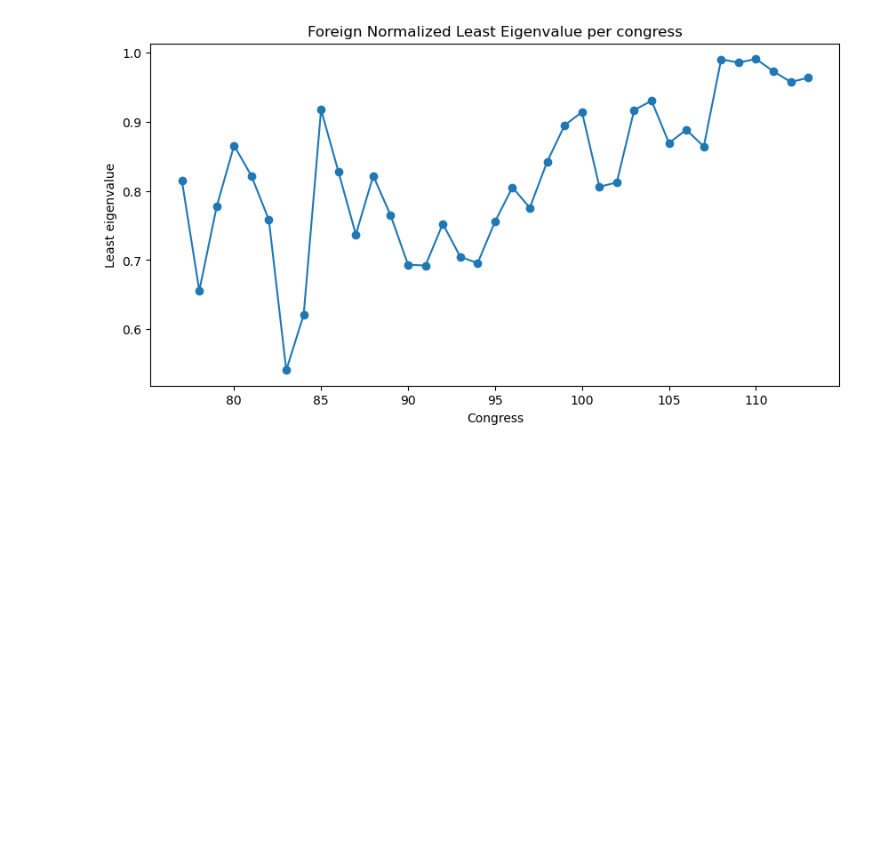
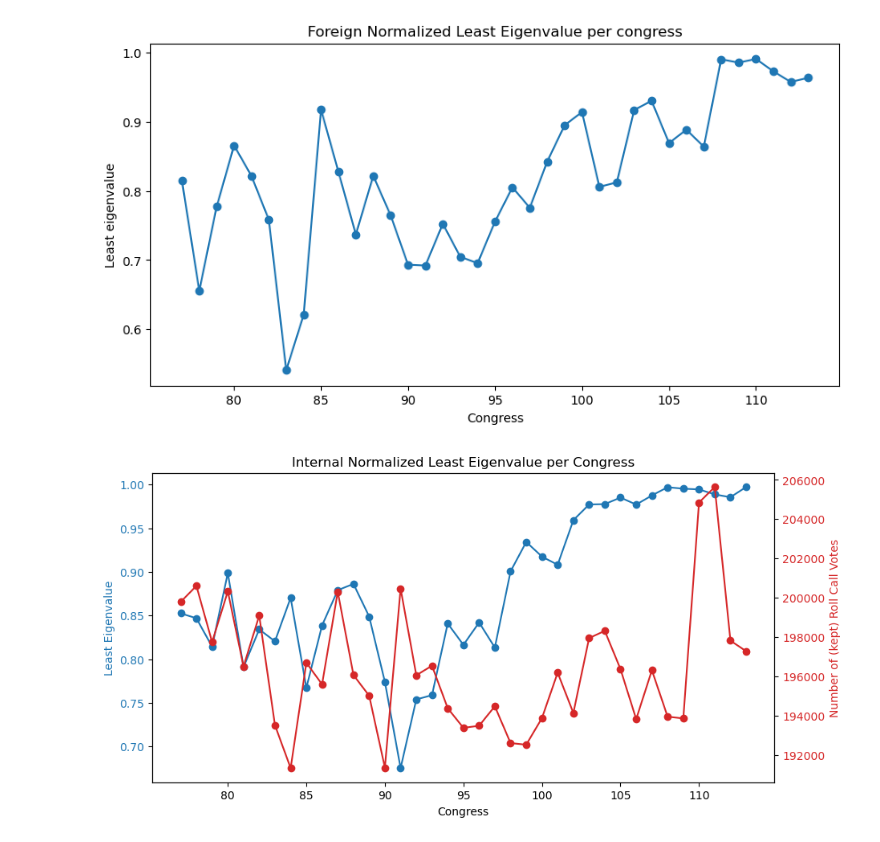
Before and after one commit to LeonardoAgasso/USA_Congress_SigNet, a Jupyter notebook: notebooks/clustered_topics_frustrind.ipynb, the cells around one changed output. Drawn from its saved outputs; the diff is of its cells as text; code cells hidden in the pictures; blank space fills up the shorter version.

Commit message:
clustered categories frustration indices - add n_votes axis

```diff
--- a/notebooks/clustered_topics_frustrind.ipynb
+++ b/notebooks/clustered_topics_frustrind.ipynb
@@ -219,3 +219,64 @@ plt.savefig('../plots/norm_least_eigenvalues/house_peltzman/' + 'Foreign' + '_nl
 plt.show()
 # %% [output]
 [figure]
+# %%
+eigenvalues = {}
+n_votes_dict = {}  # Dictionary to store the number of votes for each congress
+
+for csv in tqdm(glob.glob(edgelists_path + 'votes_house_peltzman_edges/' + 'Internal' + '/*.csv')):
+    n_congress = int(os.path.basename(csv).replace('congress_', '').replace('.csv', ''))
+
+    # Check if the threshold file exists, otherwise continue
+    threshold_file_path = thresholds_path + 'house_peltzman_thresholds/' + 'Internal' + '/' + str(n_congress) + '_dic_thresholds_norm.csv'
+    if not os.path.exists(threshold_file_path):
+        continue
+
+    # Read the threshold file into a pandas DataFrame
+    temp = pd.read_csv(threshold_file_path)
+    threshold_pos = temp.iloc[0]['pos_threshold']
+    threshold_neg = temp.iloc[0]['neg_threshold']
+    n_votes = temp.iloc[0]['n_votes']  # Read the 'n_votes' column
+    n_votes_dict[n_congress] = n_votes  # Store the number of votes
+
+    # Read the CSV file into a pandas DataFrame
+    df = pd.read_csv(csv)
+    df_pos = df.loc[(df['weight'] == 1) & (df['perc'] > threshold_pos)].copy()
+    df_neg = df.loc[(df['weight'] == -1) & (df['perc'] > threshold_neg)].copy()
+    df = pd.concat([df_pos, df_neg])
+
+    # Create a graph from the DataFrame
+    G = nx.from_pandas_edgelist(df, 'source', 'target')
+
+    # Check if df is empty
+    if df.empty or not nx.is_connected(G):
+        continue
+
+    least_eigenvalue = read_edgelist_eigen(csv, threshold_pos, threshold_neg)
+    eigenvalues[n_congress] = least_eigenvalue
+
+# Plot the eigenvalues on the left y-axis
+congress_list = sorted(eigenvalues.keys())
+eigenvalue_list = [eigenvalues[x] for x in congress_list]
+
+fig, ax1 = plt.subplots(figsize=(10, 5))
+
+color = 'tab:blue'
+ax1.set_xlabel('Congress')
+ax1.set_ylabel('Least Eigenvalue', color=color)
+ax1.plot(congress_list, eigenvalue_list, 'o-', color=color)
+ax1.tick_params(axis='y', labelcolor=color)
+
+# Create a second y-axis
+ax2 = ax1.twinx()
+
+n_votes_list = [n_votes_dict[x] for x in congress_list]
+color = 'tab:red'
+ax2.set_ylabel('Number of (kept) Roll Call Votes', color=color)
+ax2.plot(congress_list, n_votes_list, 'o-', color=color)
+ax2.tick_params(axis='y', labelcolor=color)
+
+plt.title(str('Internal') + ' Normalized Least Eigenvalue per Congress')
+
+plt.show()
+# %% [output]
+[figure, added]
```
